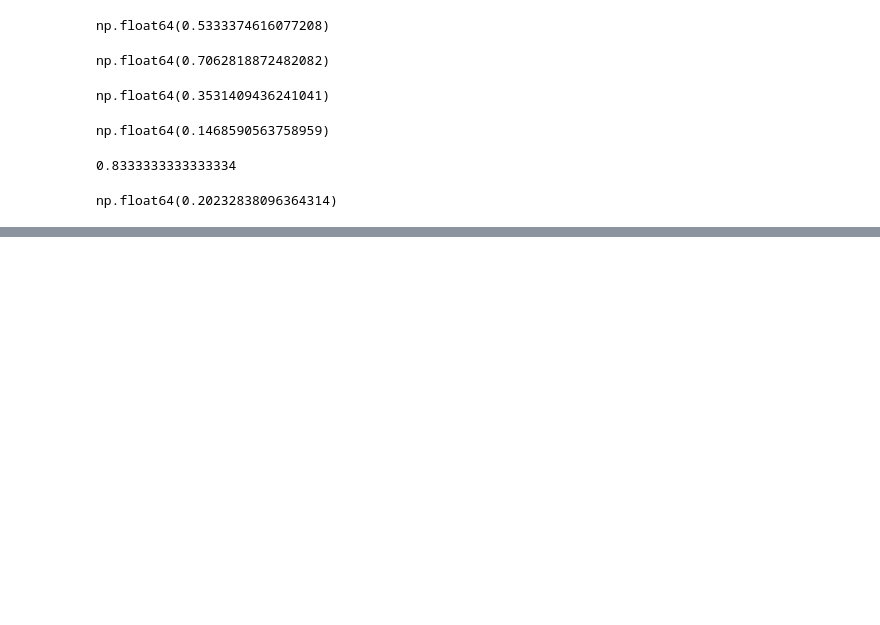
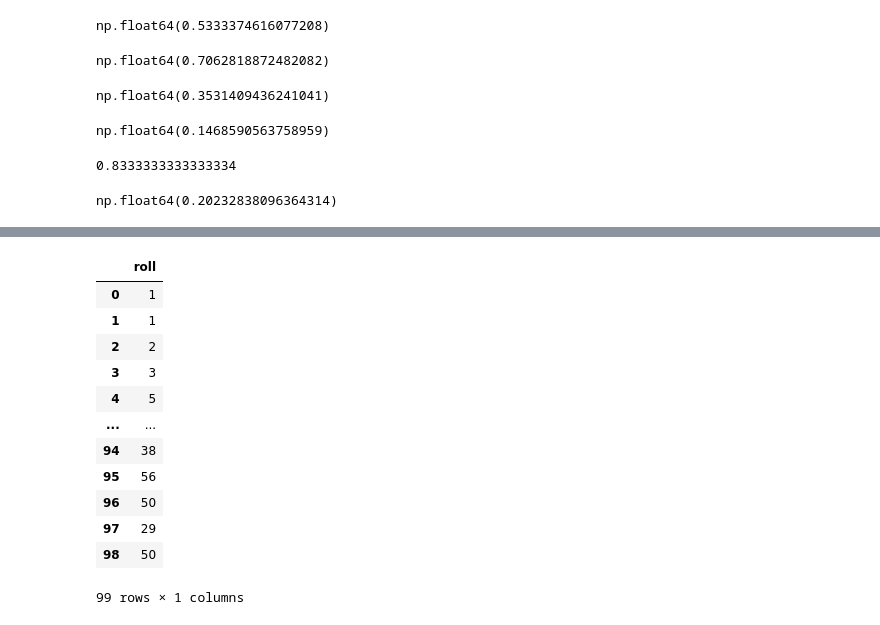
Before and after one commit to deslumoprime/githubtestraymo, a Jupyter notebook: workspace.ipynb, the cells around one changed output, grey strips where cells are left out. Saved outputs shown, nothing was run; the diff lists cells and outputs as text; code cells hidden in the pictures; blank space fills up the shorter version.

```diff
--- a/workspace.ipynb
+++ b/workspace.ipynb
@@ -58,0 +116,20 @@ np.float64(0.48913408031037)
+# %%
+def rollnside(n=6):
+    return random.randint(1, n)
+# %%
+df3 = pd.DataFrame([{"roll":rollnside(i)} for i in range(1, 100)])
+df3
+# %% [output]
+|  | roll |
+| 0 | 1 |
+| 1 | 1 |
+| 2 | 2 |
+| 3 | 3 |
+| 4 | 5 |
+| ... | ... |
+| 94 | 38 |
+| 95 | 56 |
+| 96 | 50 |
+| 97 | 29 |
+| 98 | 50 |
+99 rows × 1 columns
```
Also changed, not shown: parts of 15 cells of this notebook.
